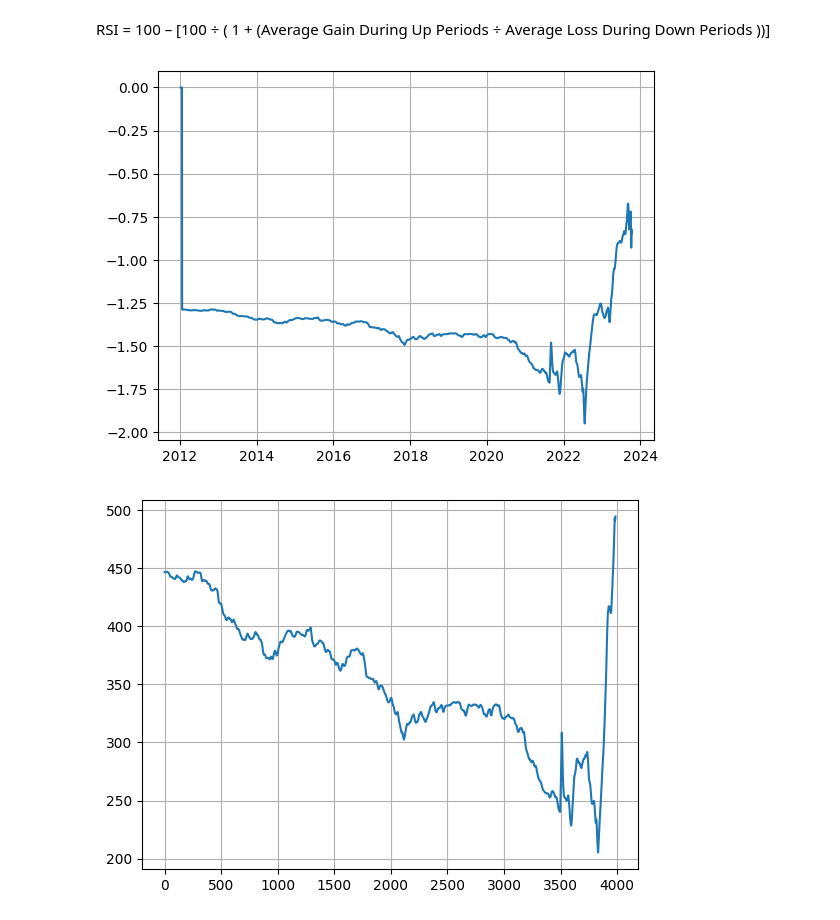
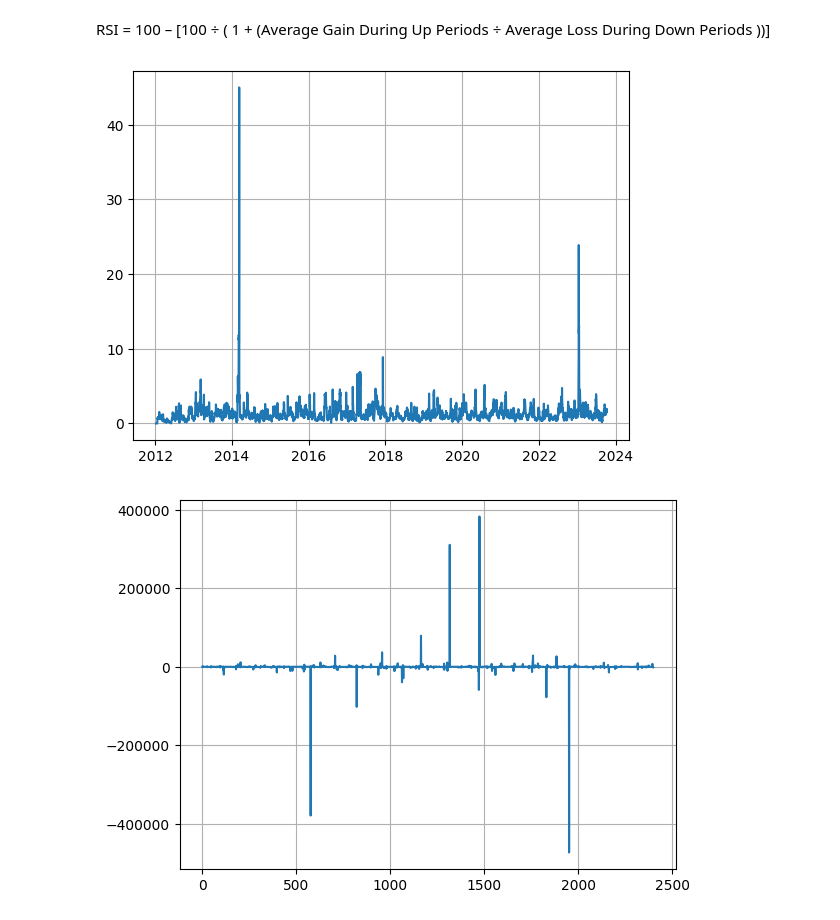
Before and after one commit to aliktv71/Data-analysis, a Jupyter notebook: rsi.ipynb, the cells around one changed output. Drawn from its saved outputs; the diff is of its cells as text; code cells hidden in the pictures.

```diff
--- a/rsi.ipynb
+++ b/rsi.ipynb
@@ -15,3 +15,4 @@ for i in range(len(btc_close_price)):
     log_close_price[i] = math.log10(btc_close_price[i])
 
 btc_chg_price = btc_hist_data["Change %"]  * 100
+btc_chg_price = btc_chg_price.to_numpy()
@@ -18,25 +26,48 @@ btc_chg_price = btc_hist_data["Change %"]  * 100
 # %% [markdown]
  RSI = 100 – [100 ÷ ( 1 + (Average Gain During Up Periods ÷ Average Loss During Down Periods ))]
 # %%
-
 gain = 0
 loss = 0
+count_up = 0
+count_down = 0
+
+g = np.zeros(len(btc_chg_price))
+l = np.zeros(len(btc_chg_price))
 rs = np.zeros(len(btc_chg_price))
+
 for i in reversed(range(14,len(btc_chg_price))):
+
+    gain = 0
+    loss = 0
+    count_up = 0
+    count_down = 0
+
     for j in range(0,14):
-        if btc_chg_price[i-j] >= 0:
+
+        if btc_chg_price[i-j] >= 0.0:
             gain = gain + btc_chg_price[i-j]
-        else:
-            loss = loss + btc_chg_price[i-j]
+            count_up = count_up + 1
 
-    rs[i] = gain/loss
+        elif btc_chg_price[i-j] < 0.0:
+            loss = loss + btc_chg_price[i-j] * -1
+            count_down = count_down + 1
+
+    if(count_down == 0 or count_up == 0):
+        count_down = 1
+        count_up = 1
+
+    gain = gain / count_up
+    loss = loss / count_down
+    l[i] = loss
+    g[i] = gain
+    rs[i] = gain / loss
 # %%
 fig =plt.figure(3)
 plt.plot(Date,rs)
 plt.grid()
 plt.show()
 # %% [output]
-[figure, old version]
+[figure, new version]
 # %%
 
 rsi = np.zeros(len(btc_chg_price))
@@ -45,9 +76,9 @@ for i in reversed(range(14,len(btc_chg_price))):
     rsi[i] = 100 - (100 / ( 1 + rs[i]))
 # %%
 fig =plt.figure(4)
-plt.plot(rsi[15:4000])
+plt.plot(rsi[1600:4000])
 
 plt.grid()
 plt.show()
 # %% [output]
-[figure, old version]
+[figure, new version]
```
Also changed, not shown: parts of 1 cell of this notebook.
